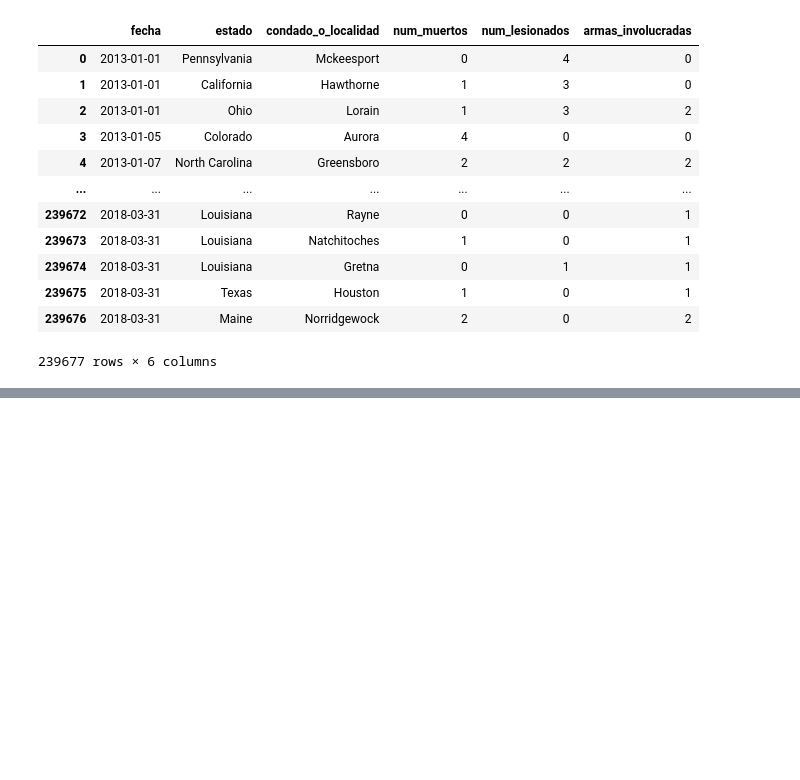
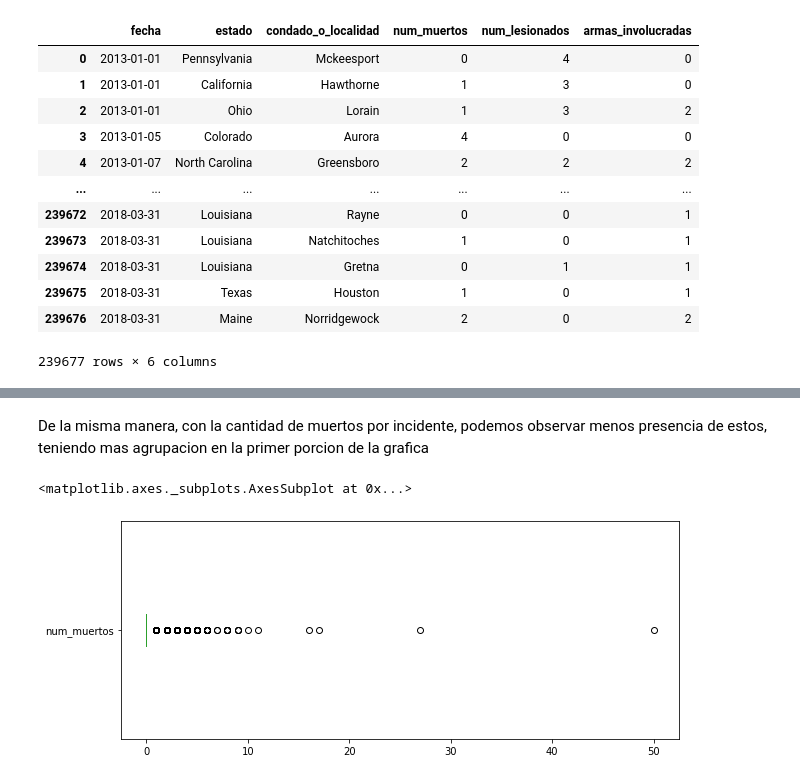
Before and after one commit to gonzalo91/Proyecto-Ciencia-de-datos, a Jupyter notebook: proyecto_final/Entregable2.ipynb, the cells around one changed output, grey strips where cells are left out. Saved outputs shown, nothing was run; the diff lists cells and outputs as text; code cells hidden in the pictures; blank space fills up the shorter version.

```diff
--- a/proyecto_final/Entregable2.ipynb
+++ b/proyecto_final/Entregable2.ipynb
@@ -412,0 +459,7 @@ participantes
+# %% [markdown]
+De la misma manera, con la cantidad de muertos por incidente, podemos observar menos presencia de estos, teniendo mas agrupacion en la primer porcion de la grafica
+# %%
+incidentes.num_muertos.plot(kind='box', vert=False, figsize=(10,4))
+# %% [output]
+<matplotlib.axes._subplots.AxesSubplot at 0x...>
+[figure, added]
```
Also changed, not shown: parts of 54 cells of this notebook.
